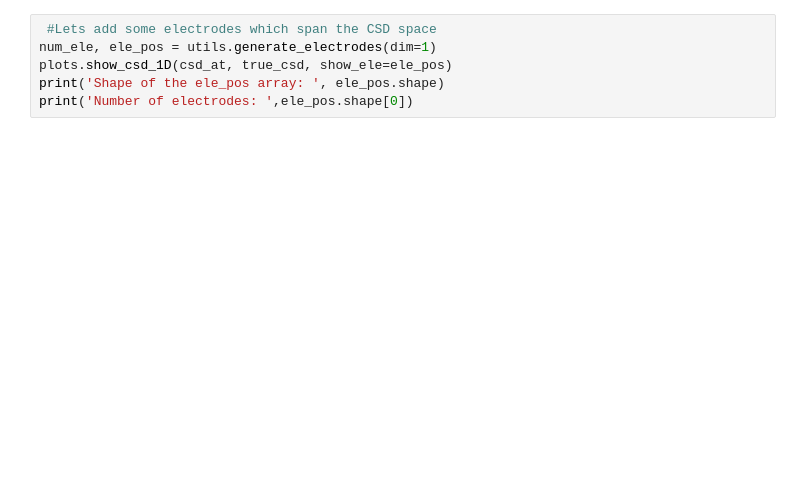
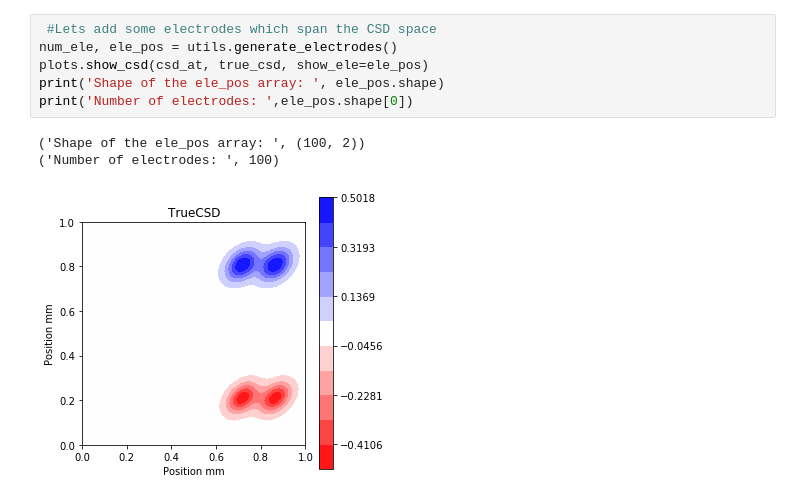
Before and after one commit to Neuroinflab/kCSD-python, a Jupyter notebook: tutorial_kcsd.ipynb, the cells around one changed output. Saved outputs shown, nothing was run; the diff lists cells and outputs as text; blank space fills up the shorter version.

```diff
--- a/tutorial_kcsd.ipynb
+++ b/tutorial_kcsd.ipynb
@@ -24,9 +39,13 @@ plots.show_csd_1D(csd_at_b, true_csd_b)
 # %%
  #Lets add some electrodes which span the CSD space
-num_ele, ele_pos = utils.generate_electrodes(dim=1)
-plots.show_csd_1D(csd_at, true_csd, show_ele=ele_pos)
+num_ele, ele_pos = utils.generate_electrodes()
+plots.show_csd(csd_at, true_csd, show_ele=ele_pos)
 print('Shape of the ele_pos array: ', ele_pos.shape)
 print('Number of electrodes: ',ele_pos.shape[0])
+# %% [output]
+('Shape of the ele_pos array: ', (100, 2))
+('Number of electrodes: ', 100)
+[figure, added]
 # %%
 # Lets emulate the case when some of the electrodes are broken / used for stimulation
 ele_seed = np.random.RandomState(13)
```
Also changed, not shown: parts of 8 cells of this notebook, 3 other files.
